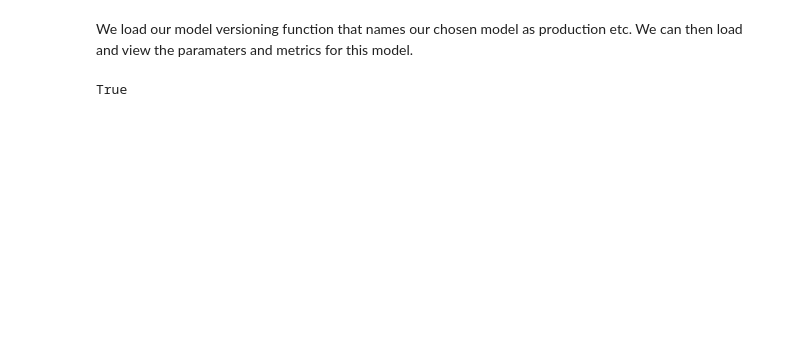
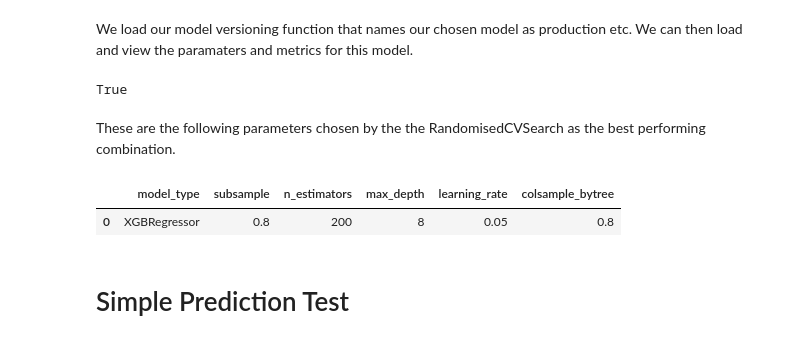
Before and after one commit to Calum1888/taxi-fare-predictor, a Jupyter notebook: notebooks/model_comparison.ipynb, the cells around one changed output. Saved outputs shown, nothing was run; the diff lists cells and outputs as text; code cells hidden in the pictures; blank space fills up the shorter version.

```diff
--- a/notebooks/model_comparison.ipynb
+++ b/notebooks/model_comparison.ipynb
@@ -418,9 +418,15 @@ from model_versioning import promote_run_to_production
 promote_run_to_production("982977cd23f54a33a28bcd53afc656a5", model_name="my_model")
 # %% [output]
 True
+# %% [markdown]
+These are the following parameters chosen by the the RandomisedCVSearch as the best performing combination.
 # %%
-params = run.data.params
-metrics = run.data.metrics
-tags = run.data.tags
+prod_params = pd.DataFrame([xgboost_params])
+prod_params
+# %% [output]
+|  | model_type | subsample | n_estimators | max_depth | learning_rate | colsample_bytree |
+| 0 | XGBRegressor | 0.8 | 200 | 8 | 0.05 | 0.8 |
 # %%
 model = mlflow.sklearn.load_model(f"runs:/982977cd23f54a33a28bcd53afc656a5/model")
+# %% [markdown]
+# Simple Prediction Test
```
Also changed, not shown: parts of 1 cell of this notebook.
